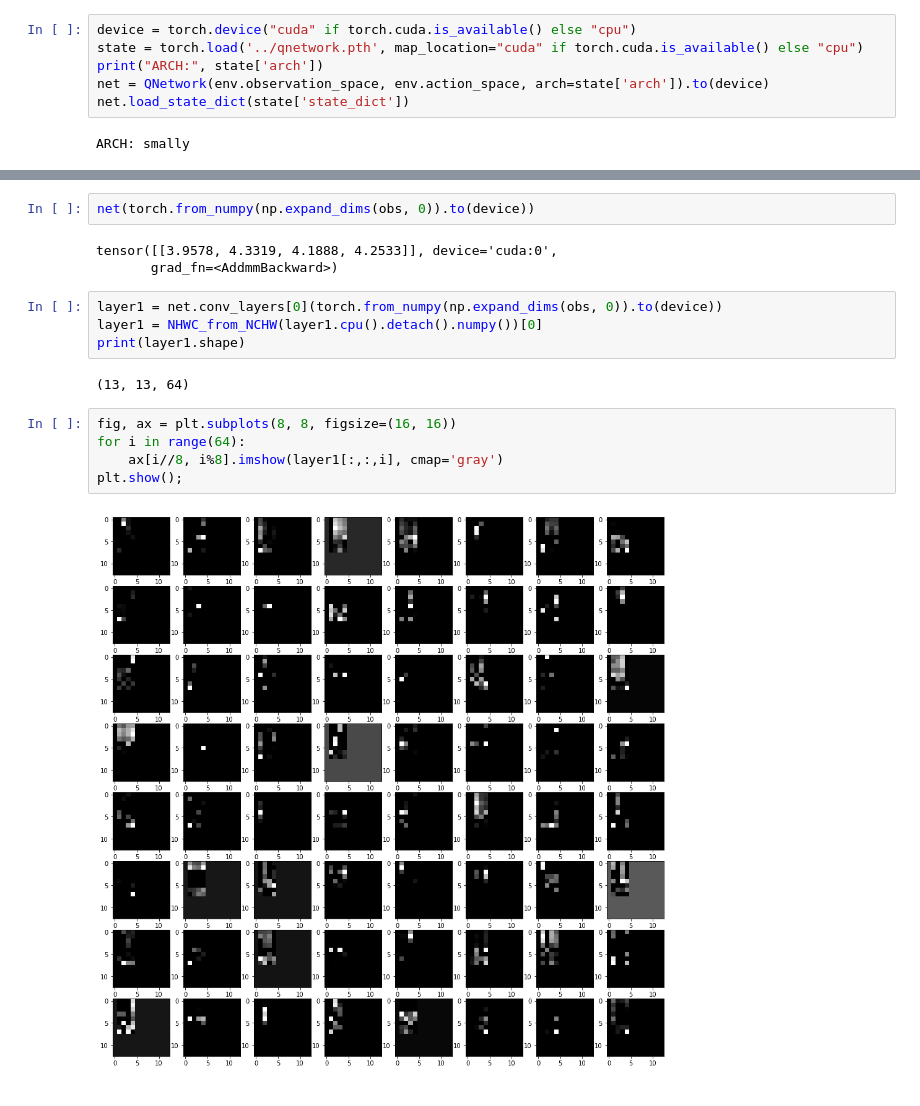
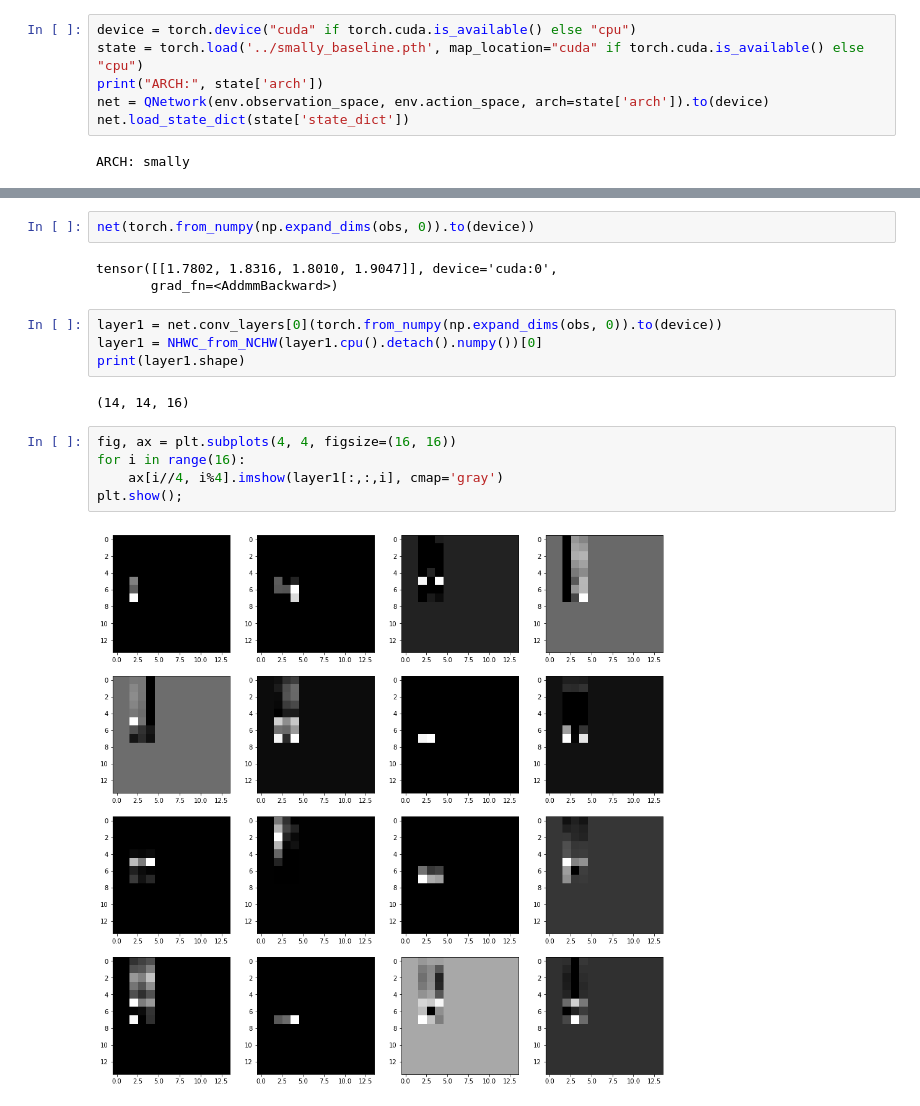
Before and after one commit to nicomon24/sneks-experiments, a Jupyter notebook: analysis/Network.ipynb, the cells around one changed output, grey strips where cells are left out. Saved outputs shown, nothing was run; the diff lists cells and outputs as text.

```diff
--- a/analysis/Network.ipynb
+++ b/analysis/Network.ipynb
@@ -40,7 +41,7 @@ ACTIONS:
 ## Loading the trained network
 # %%
 device = torch.device("cuda" if torch.cuda.is_available() else "cpu")
-state = torch.load('../qnetwork.pth', map_location="cuda" if torch.cuda.is_available() else "cpu")
+state = torch.load('../smally_baseline.pth', map_location="cuda" if torch.cuda.is_available() else "cpu")
 print("ARCH:", state['arch'])
 net = QNetwork(env.observation_space, env.action_space, arch=state['arch']).to(device)
 net.load_state_dict(state['state_dict'])
@@ -67,18 +68,18 @@ QNetwork(
 # %%
 net(torch.from_numpy(np.expand_dims(obs, 0)).to(device))
 # %% [output]
-tensor([[3.9578, 4.3319, 4.1888, 4.2533]], device='cuda:0',
+tensor([[1.7802, 1.8316, 1.8010, 1.9047]], device='cuda:0',
        grad_fn=<AddmmBackward>)
 # %%
 layer1 = net.conv_layers[0](torch.from_numpy(np.expand_dims(obs, 0)).to(device))
 layer1 = NHWC_from_NCHW(layer1.cpu().detach().numpy())[0]
 print(layer1.shape)
 # %% [output]
-(13, 13, 64)
+(14, 14, 16)
 # %%
-fig, ax = plt.subplots(8, 8, figsize=(16, 16))
-for i in range(64):
-    ax[i//8, i%8].imshow(layer1[:,:,i], cmap='gray')
+fig, ax = plt.subplots(4, 4, figsize=(16, 16))
+for i in range(16):
+    ax[i//4, i%4].imshow(layer1[:,:,i], cmap='gray')
 plt.show();
 # %% [output]
-[figure, old version]
+[figure, new version]
```
Also changed, not shown: parts of 3 cells of this notebook, 4 other files.
